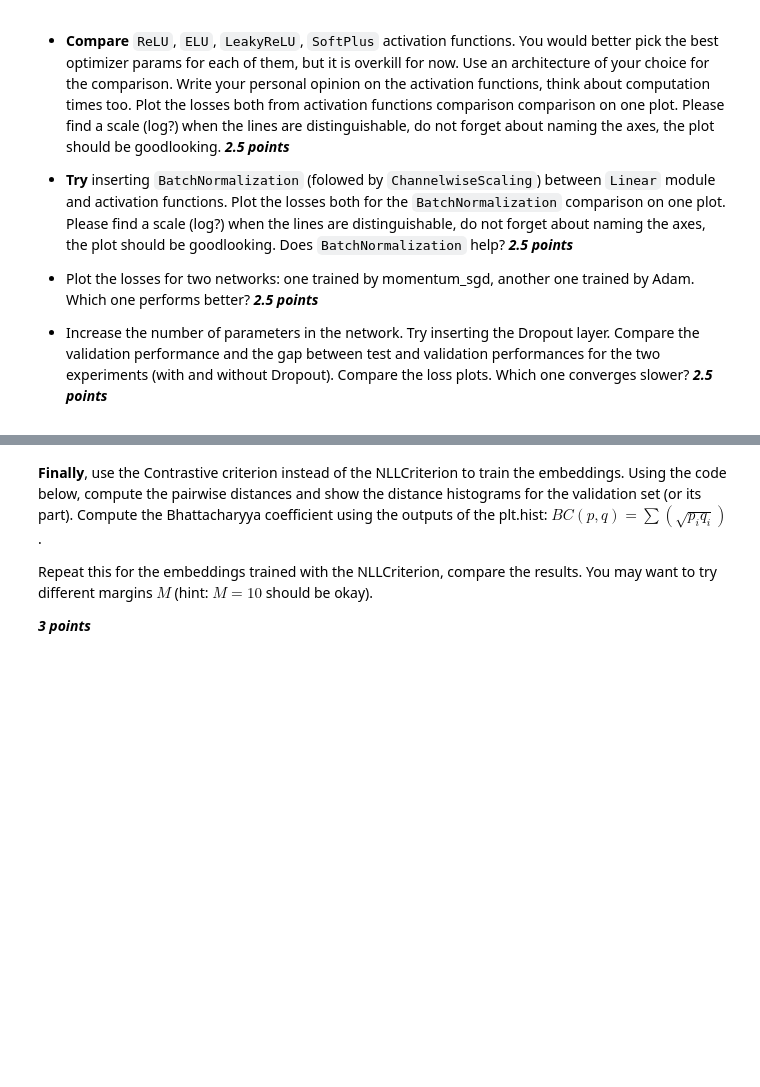
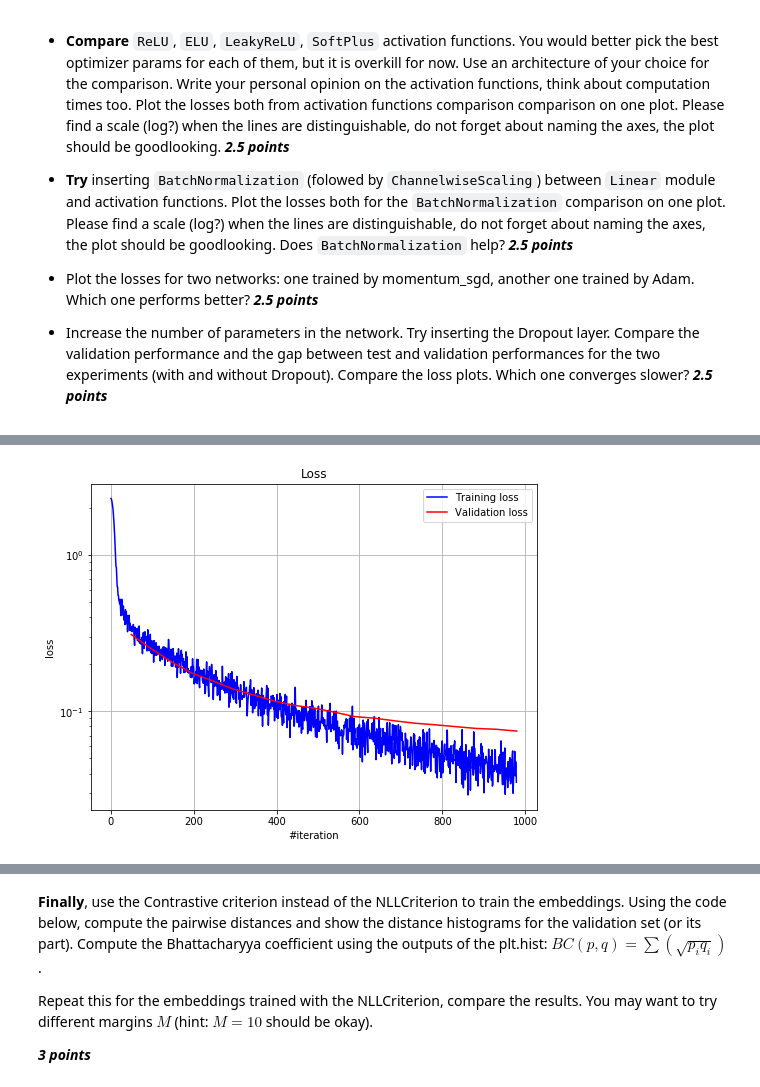
Before and after one commit to liviniuk/dl-course-skoltech, a Jupyter notebook: HW1/homework_main-basic.ipynb, the cells around one changed output, grey strips where cells are left out. Saved outputs shown, nothing was run; the diff lists cells and outputs as text; code cells hidden in the pictures; blank space fills up the shorter version.

```diff
--- a/HW1/homework_main-basic.ipynb
+++ b/HW1/homework_main-basic.ipynb
@@ -165,0 +218,8 @@ You would better pick the best optimizer params for each of them, but it is over
+# %%
+net_LeakyReLU = Sequential()
+net_LeakyReLU.add(Linear(28*28, n_hidden))
+net_LeakyReLU.add(LeakyReLU())
+net_LeakyReLU.add(Linear(n_hidden, 10))
+net_LeakyReLU.add(LogSoftMax())
+
+print(net_LeakyReLU)
@@ -165,0 +366,6 @@ You would better pick the best optimizer params for each of them, but it is over
+# %%
+optimizer_state = {}
+
+loss_history['LeakyReLU'], average_time['LeakyReLU'] = train(net_LeakyReLU)
+# %% [output]
+[figure, added]
```
Also changed, not shown: parts of 51 cells of this notebook.
